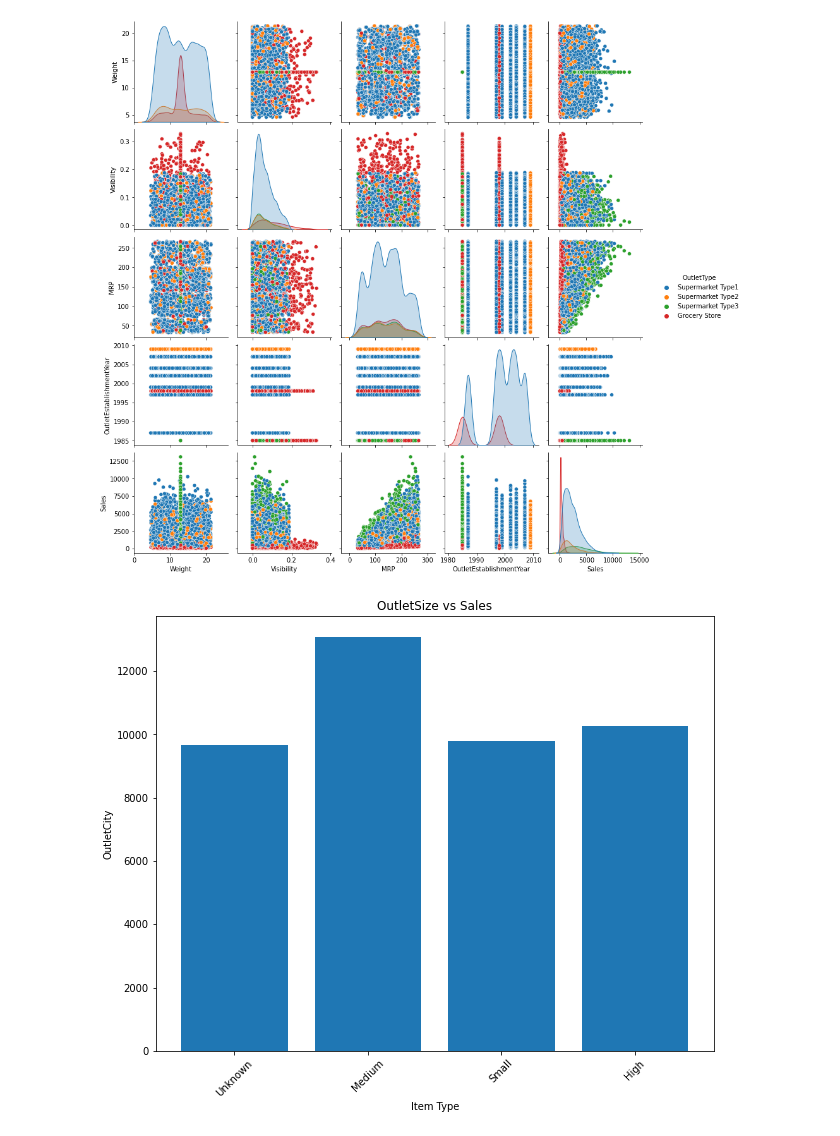
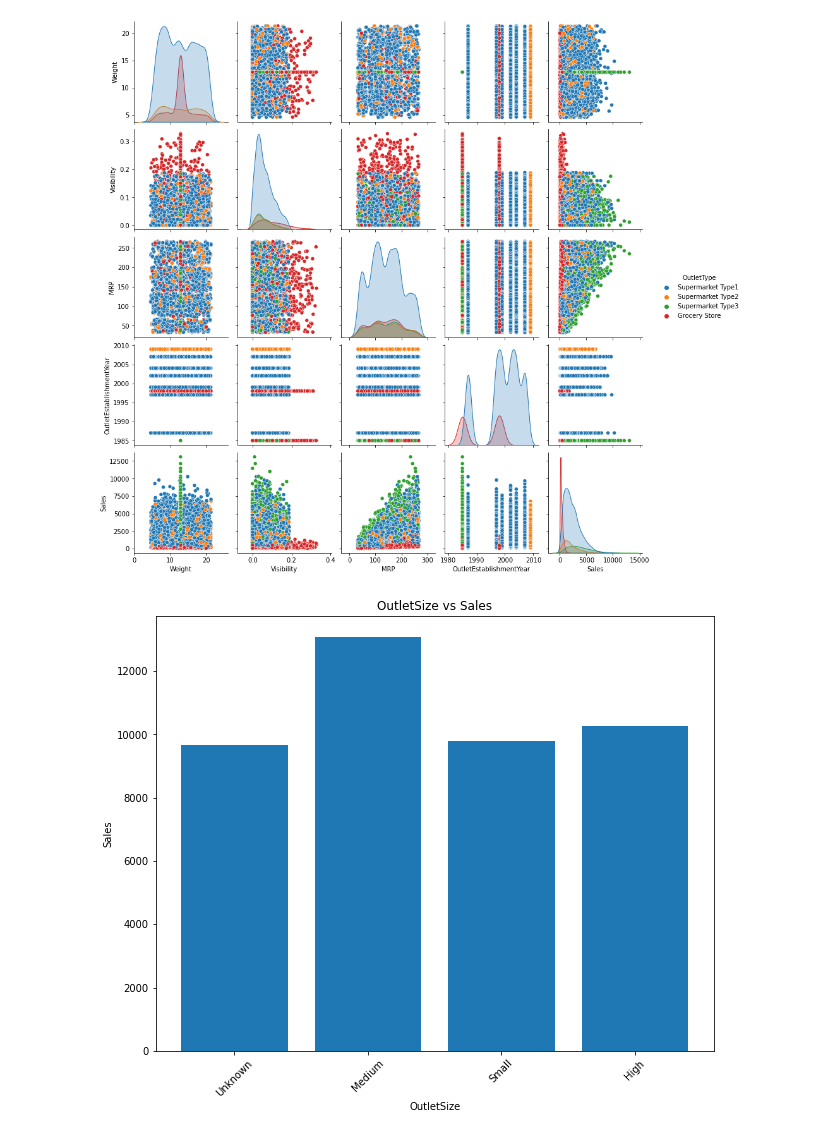
Before and after one commit to ashutoshg18/MegaStore, a Jupyter notebook: Pinnacle BootCamp Prob1.ipynb, the cells around one changed output. Saved outputs shown, nothing was run; the diff lists cells and outputs as text; code cells hidden in the pictures.

```diff
--- a/Pinnacle BootCamp Prob1.ipynb
+++ b/Pinnacle BootCamp Prob1.ipynb
@@ -256,10 +256,10 @@ plt.show
 # %%
 plt.figure(figsize=(10,8))
 plt.bar('OutletSize','Sales', data=raw_data)
 plt.title('OutletSize vs Sales')
-plt.xlabel('Item Type')
-plt.ylabel('OutletCity')
+plt.xlabel('OutletSize')
+plt.ylabel('Sales')
 plt.xticks(rotation=45)
 plt.show()
 # %% [output]
-[figure, old version]
+[figure, new version]
```
Also changed, not shown: parts of 10 cells of this notebook.
